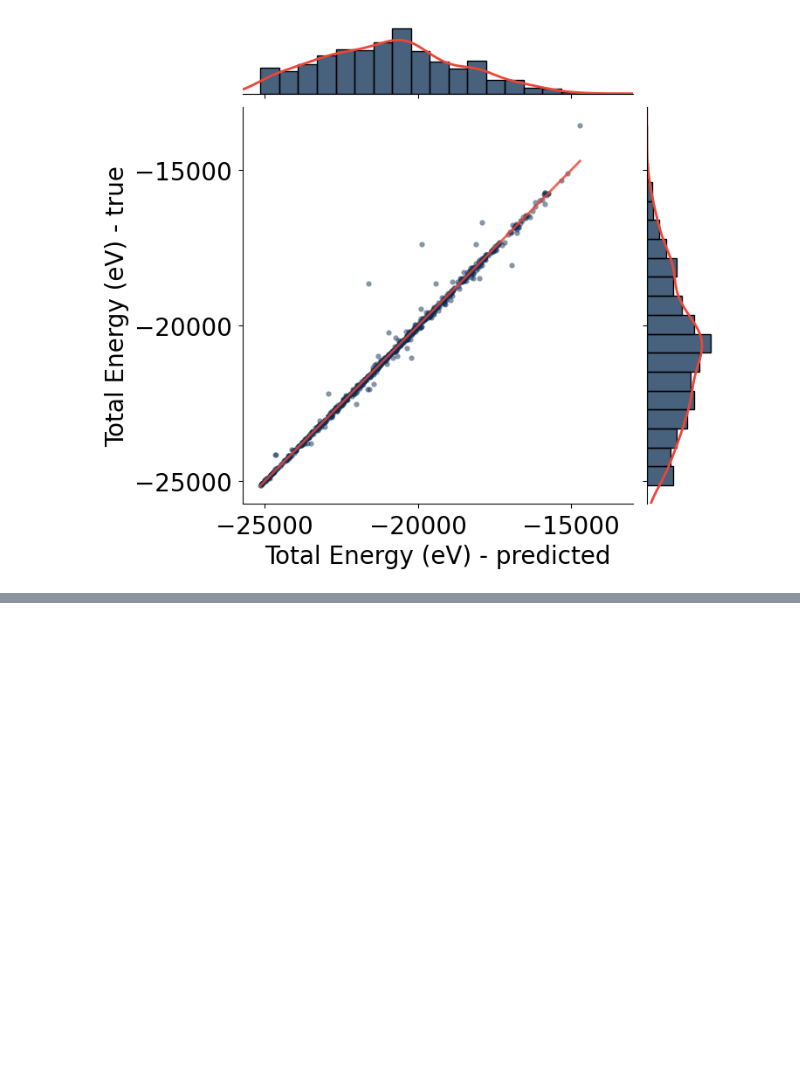
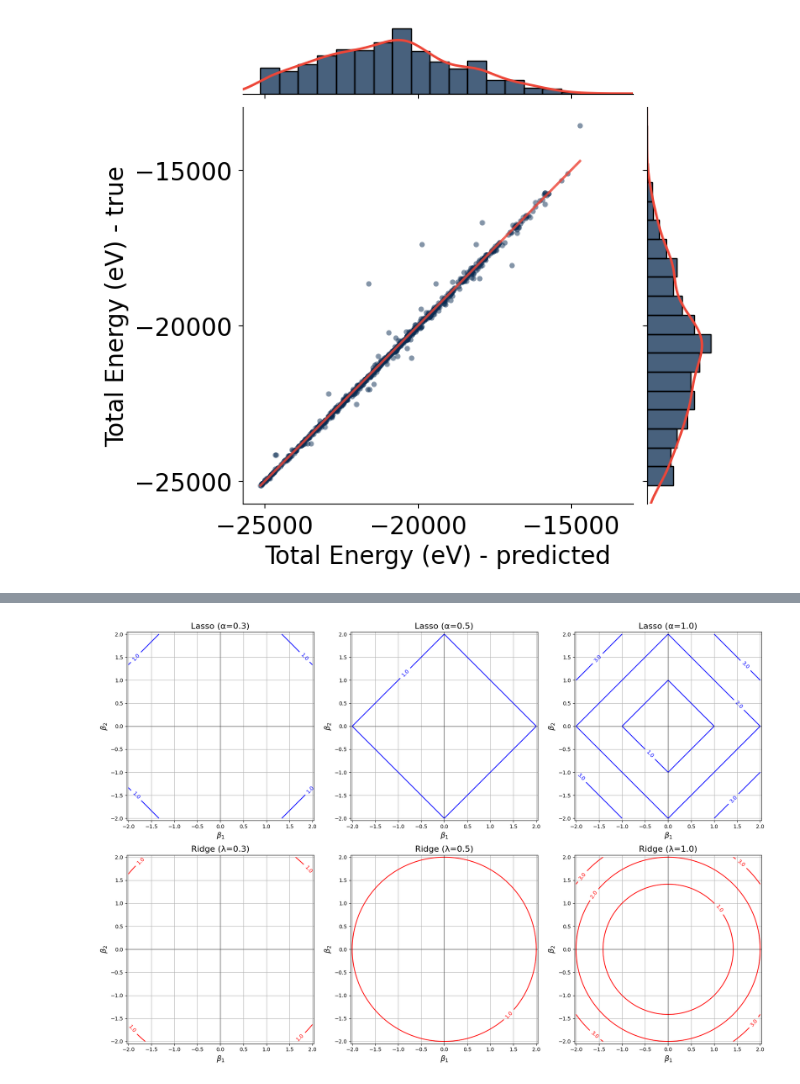
Before and after one commit to daimoners/GrapheNetDefectDetector, a Jupyter notebook: fit_plots.ipynb, the cells around one changed output, grey strips where cells are left out. Drawn from its saved outputs; the diff is of its cells as text; code cells hidden in the pictures; blank space fills up the shorter version.

```diff
--- a/fit_plots.ipynb
+++ b/fit_plots.ipynb
@@ -166,0 +478,60 @@ for target in target_list:
+# %%
+import numpy as np
+import matplotlib.pyplot as plt
+
+# Definizione della griglia di coefficienti
+beta1 = np.linspace(-2, 2, 400)
+beta2 = np.linspace(-2, 2, 400)
+Beta1, Beta2 = np.meshgrid(beta1, beta2)
+
+# Funzione di errore simulata
+def error_function(Beta1, Beta2):
+    return (Beta1**2 + Beta2**2) / 2
+
+# Funzione per calcolare la norma L1
+def lasso_norm(alpha, Beta1, Beta2):
+    return alpha * (np.abs(Beta1) + np.abs(Beta2))
+
+# Funzione per calcolare la norma L2
+def ridge_norm(lambda_, Beta1, Beta2):
+    return 0.5 * lambda_ * (Beta1**2 + Beta2**2)
+
+# Parametri per la penalizzazione
+alpha_values = [0.3, 0.5, 1.0]
+lambda_values = [0.3, 0.5, 1.0]
+
+# Creazione della figura
+plt.figure(figsize=(18, 12))
+
+# Penalizzazione Lasso
+for i, alpha in enumerate(alpha_values):
+    plt.subplot(2, len(alpha_values), i + 1)
+    lasso_penalty = lasso_norm(alpha, Beta1, Beta2)
+    contours = plt.contour(Beta1, Beta2, lasso_penalty, levels=[1, 2, 3], colors='b')
+    plt.clabel(contours, inline=True, fontsize=10, fmt='%1.1f')
+    plt.title(f'Lasso (α={alpha})', fontsize=16)
+    plt.xlabel(r'$\beta_1$', fontsize=14)
+    plt.ylabel(r'$\beta_2$', fontsize=14)
+    plt.grid(True)
+    plt.axhline(0, color='black', linewidth=0.5)
+    plt.axvline(0, color='black', linewidth=0.5)
+    plt.axis('equal')
+
+# Penalizzazione Ridge
+for i, lambda_ in enumerate(lambda_values):
+    plt.subplot(2, len(lambda_values), len(lambda_values) + i + 1)
+    ridge_penalty = ridge_norm(lambda_, Beta1, Beta2)
+    contours = plt.contour(Beta1, Beta2, ridge_penalty, levels=[1, 2, 3], colors='r')
+    plt.clabel(contours, inline=True, fontsize=10, fmt='%1.1f')
+    plt.title(f'Ridge (λ={lambda_})', fontsize=16)
+    plt.xlabel(r'$\beta_1$', fontsize=14)
+    plt.ylabel(r'$\beta_2$', fontsize=14)
+    plt.grid(True)
+    plt.axhline(0, color='black', linewidth=0.5)
+    plt.axvline(0, color='black', linewidth=0.5)
+    plt.axis('equal')
+
+plt.tight_layout()
+plt.show()
+# %% [output]
+[figure, added]
```
Also changed, not shown: parts of 10 cells of this notebook, 42 other files.
